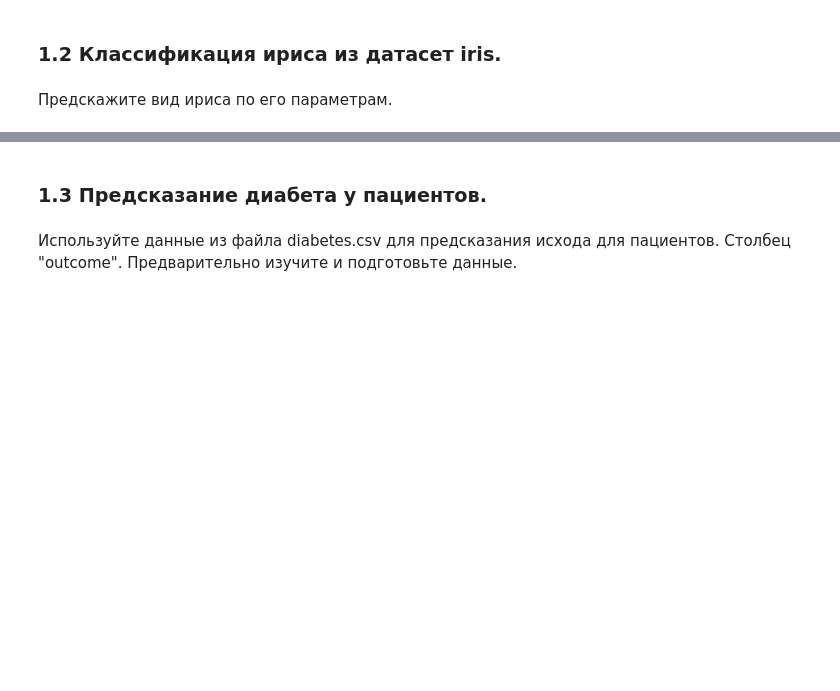
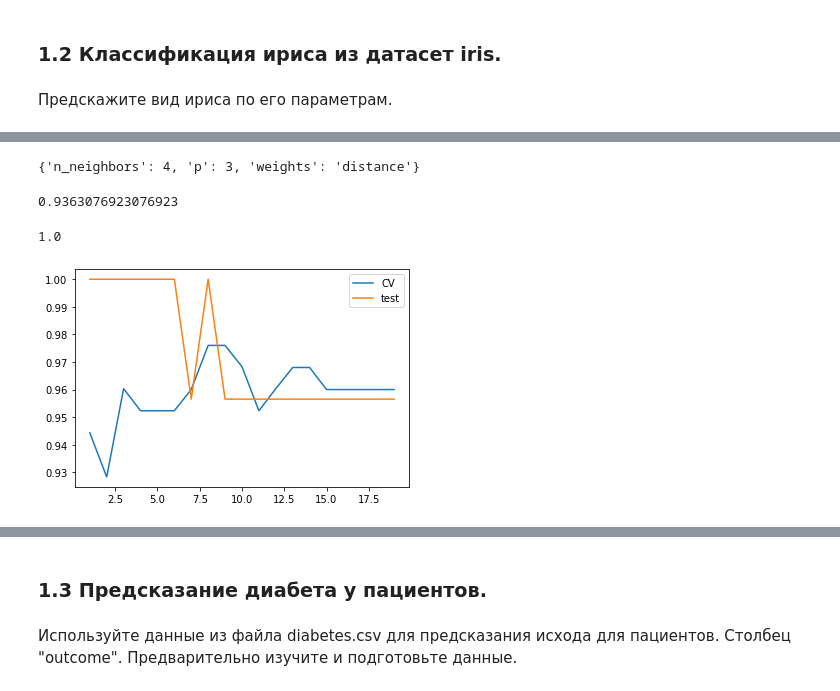
Before and after one commit to volynvlad/mathematical_foundations_ml, a Jupyter notebook: LR3/LR3_1k_task.ipynb, the cells around one changed output, grey strips where cells are left out. Drawn from its saved outputs; the diff is of its cells as text; code cells hidden in the pictures; blank space fills up the shorter version.

```diff
--- a/LR3/LR3_1k_task.ipynb
+++ b/LR3/LR3_1k_task.ipynb
@@ -21,0 +372,8 @@
+# %%
+scaler = StandardScaler().fit(X_train)
+# %%
+X_train_scaled = scaler.transform(X_train)
+X_test_scaled = scaler.transform(X_test)
+# %%
+X_train_scaled = pd.DataFrame(X_train_scaled, columns=X.columns)
+X_test_scaled = pd.DataFrame(X_test_scaled, columns=X.columns)
@@ -21,0 +404,2 @@
+# %%
+neig_classifier.fit(X_train_scaled, y_train)
@@ -21,0 +426,16 @@
+# %%
+model.best_params_
+# %% [output]
+{'n_neighbors': 4, 'p': 3, 'weights': 'distance'}
+# %%
+model.best_score_
+# %% [output]
+0.9363076923076923
+# %%
+model.best_estimator_.score(X_test_scaled, y_test)
+# %% [output]
+1.0
+# %%
+plot_validation_curve(KNeighborsClassifier, "n_neighbors", range(1, 20), X_train, y_train, X_test, y_test)
+# %% [output]
+[figure, added]
```
Also changed, not shown: parts of 131 cells of this notebook, 8 other files.
